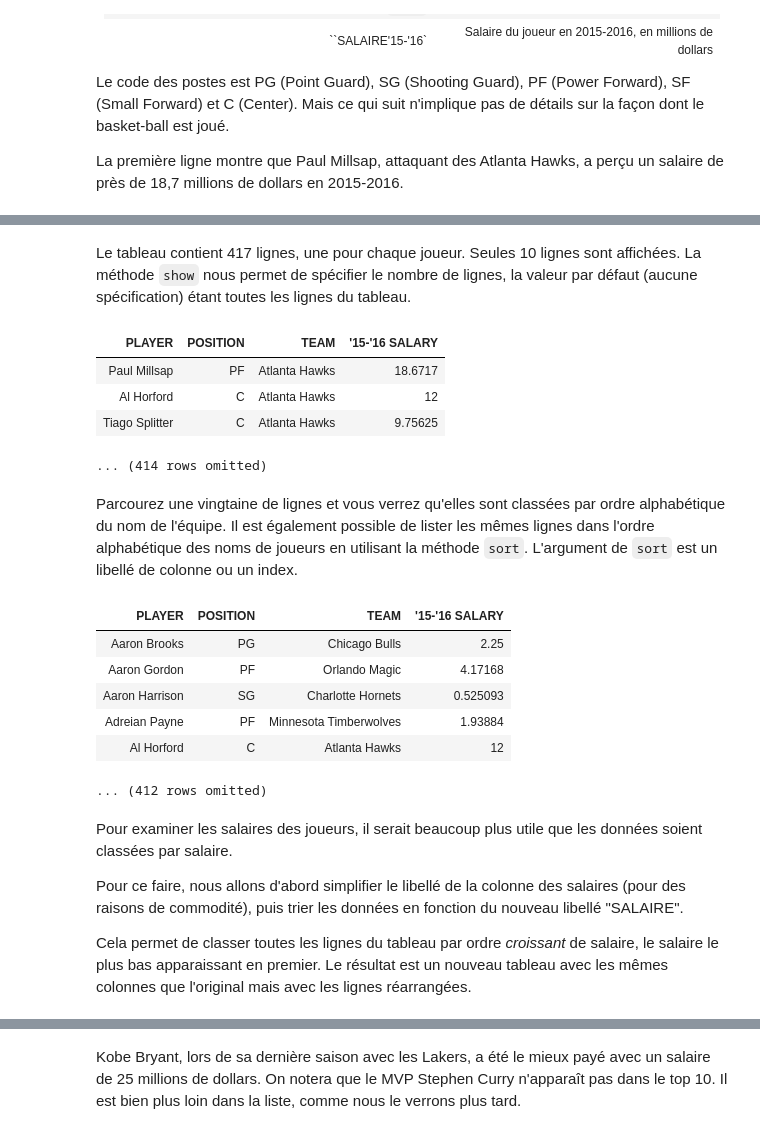
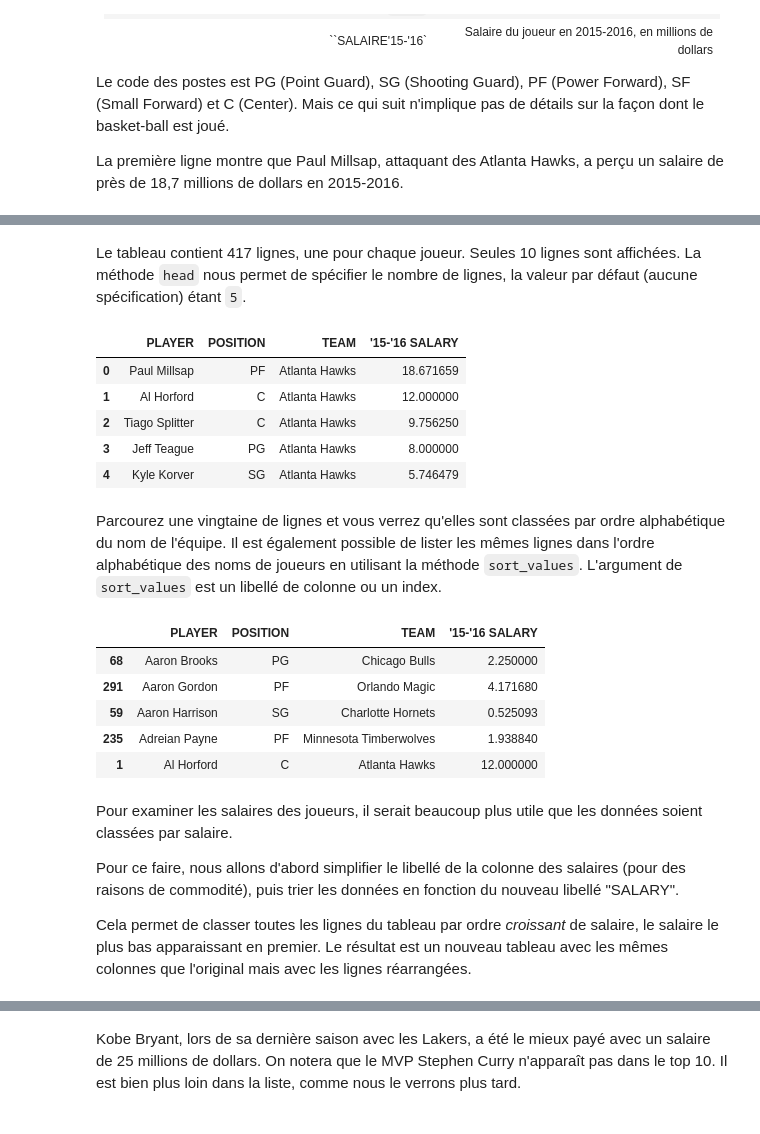
Before and after one commit to Thomas-Schatz/L1_Descartes_sciences_des_donnees, a Jupyter notebook: notes_de_cours/Séance1_CM.ipynb, the cells around one changed output, grey strips where cells are left out. Drawn from its saved outputs; the diff is of its cells as text; code cells hidden in the pictures.

```diff
--- a/notes_de_cours/Séance1_CM.ipynb
+++ b/notes_de_cours/Séance1_CM.ipynb
@@ -834,6 +837,6 @@ Le code des postes est PG (Point Guard), SG (Shooting Guard), PF (Power Forward)
 La première ligne montre que Paul Millsap, attaquant des Atlanta Hawks, a perçu un salaire de près de 18,7 millions de dollars en 2015-2016.
 # %%
 # This table can be found online: https://www.statcrunch.com/app/index.php?dataid=1843341
-nba_salaries = Table.read_table(path_data + 'nba_salaries.csv')
+nba_salaries = pandas.read_csv(path_data + 'nba_salaries.csv')
 nba_salaries
 # %% [output]
@@ -841,29 +856,29 @@ NameError: name 'Table' is not defined
 # %% [markdown]
-Le tableau contient 417 lignes, une pour chaque joueur. Seules 10 lignes sont affichées. La méthode `show` nous permet de spécifier le nombre de lignes, la valeur par défaut (aucune spécification) étant toutes les lignes du tableau.
+Le tableau contient 417 lignes, une pour chaque joueur. Seules 10 lignes sont affichées. La méthode `head` nous permet de spécifier le nombre de lignes, la valeur par défaut (aucune spécification) étant `5`.
 # %%
-nba_salaries.show(3)
+nba_salaries.head(5)
 # %% [output]
-| PLAYER | POSITION | TEAM | '15-'16 SALARY |
-| Paul Millsap | PF | Atlanta Hawks | 18.6717 |
-| Al Horford | C | Atlanta Hawks | 12 |
-| Tiago Splitter | C | Atlanta Hawks | 9.75625 |
+|  | PLAYER | POSITION | TEAM | '15-'16 SALARY |
+| 0 | Paul Millsap | PF | Atlanta Hawks | 18.671659 |
+| 1 | Al Horford | C | Atlanta Hawks | 12.000000 |
+| 2 | Tiago Splitter | C | Atlanta Hawks | 9.756250 |
+| 3 | Jeff Teague | PG | Atlanta Hawks | 8.000000 |
+| 4 | Kyle Korver | SG | Atlanta Hawks | 5.746479 |
-... (414 rows omitted)
 # %% [markdown]
-Parcourez une vingtaine de lignes et vous verrez qu'elles sont classées par ordre alphabétique du nom de l'équipe. Il est également possible de lister les mêmes lignes dans l'ordre alphabétique des noms de joueurs en utilisant la méthode `sort`. L'argument de `sort` est un libellé de colonne ou un index.
+Parcourez une vingtaine de lignes et vous verrez qu'elles sont classées par ordre alphabétique du nom de l'équipe. Il est également possible de lister les mêmes lignes dans l'ordre alphabétique des noms de joueurs en utilisant la méthode `sort_values`. L'argument de `sort_values` est un libellé de colonne ou un index.
 # %%
-nba_salaries.sort('PLAYER').show(5)
+nba_salaries.sort_values('PLAYER').head(5)
 # %% [output]
-| PLAYER | POSITION | TEAM | '15-'16 SALARY |
-| Aaron Brooks | PG | Chicago Bulls | 2.25 |
-| Aaron Gordon | PF | Orlando Magic | 4.17168 |
-| Aaron Harrison | SG | Charlotte Hornets | 0.525093 |
-| Adreian Payne | PF | Minnesota Timberwolves | 1.93884 |
-| Al Horford | C | Atlanta Hawks | 12 |
+|  | PLAYER | POSITION | TEAM | '15-'16 SALARY |
+| 68 | Aaron Brooks | PG | Chicago Bulls | 2.250000 |
+| 291 | Aaron Gordon | PF | Orlando Magic | 4.171680 |
+| 59 | Aaron Harrison | SG | Charlotte Hornets | 0.525093 |
+| 235 | Adreian Payne | PF | Minnesota Timberwolves | 1.938840 |
+| 1 | Al Horford | C | Atlanta Hawks | 12.000000 |
-... (412 rows omitted)
 # %% [markdown]
 Pour examiner les salaires des joueurs, il serait beaucoup plus utile que les données soient classées par salaire.
 
-Pour ce faire, nous allons d'abord simplifier le libellé de la colonne des salaires (pour des raisons de commodité), puis trier les données en fonction du nouveau libellé "SALAIRE".
+Pour ce faire, nous allons d'abord simplifier le libellé de la colonne des salaires (pour des raisons de commodité), puis trier les données en fonction du nouveau libellé "SALARY".
 
 Cela permet de classer toutes les lignes du tableau par ordre *croissant* de salaire, le salaire le plus bas apparaissant en premier. Le résultat est un nouveau tableau avec les mêmes colonnes que l'original mais avec les lignes réarrangées.
 # %%
```
Also changed, not shown: parts of 33 cells of this notebook.
